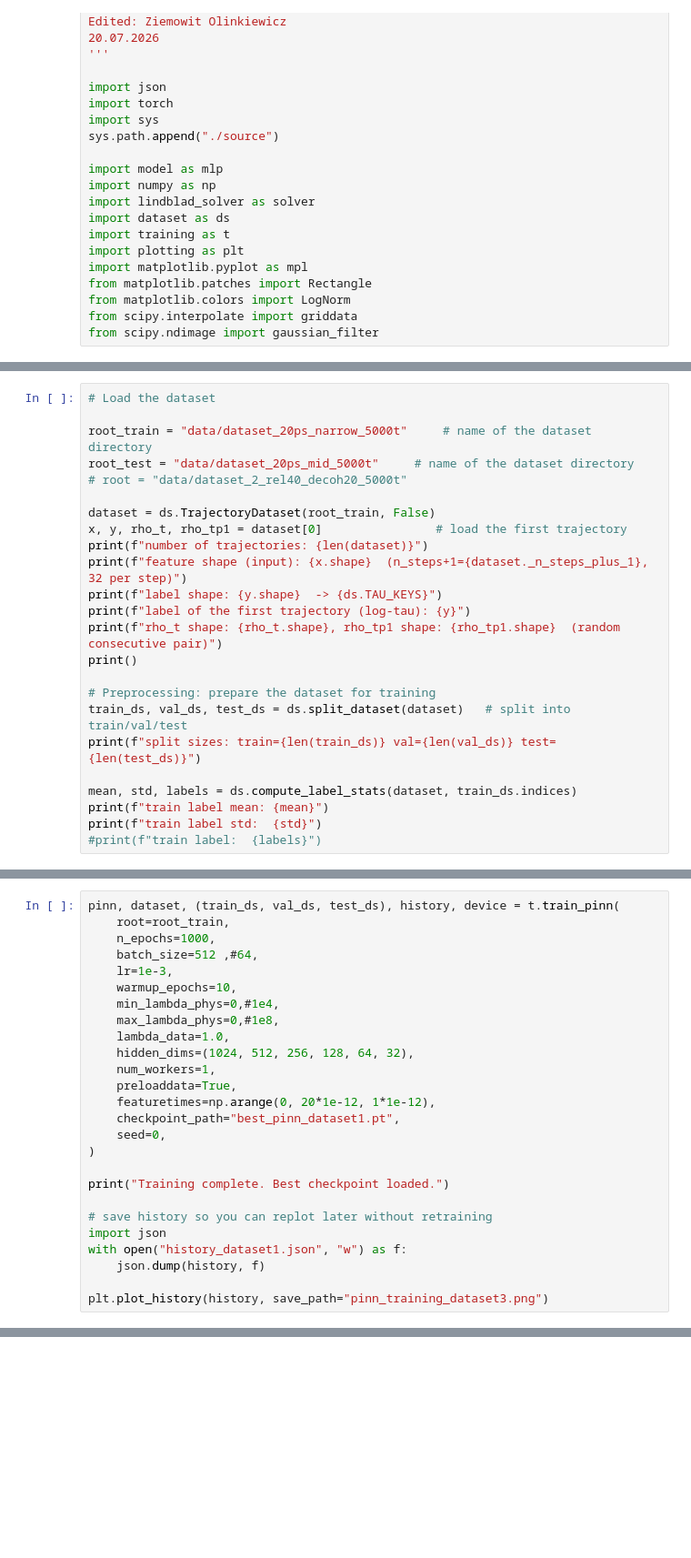
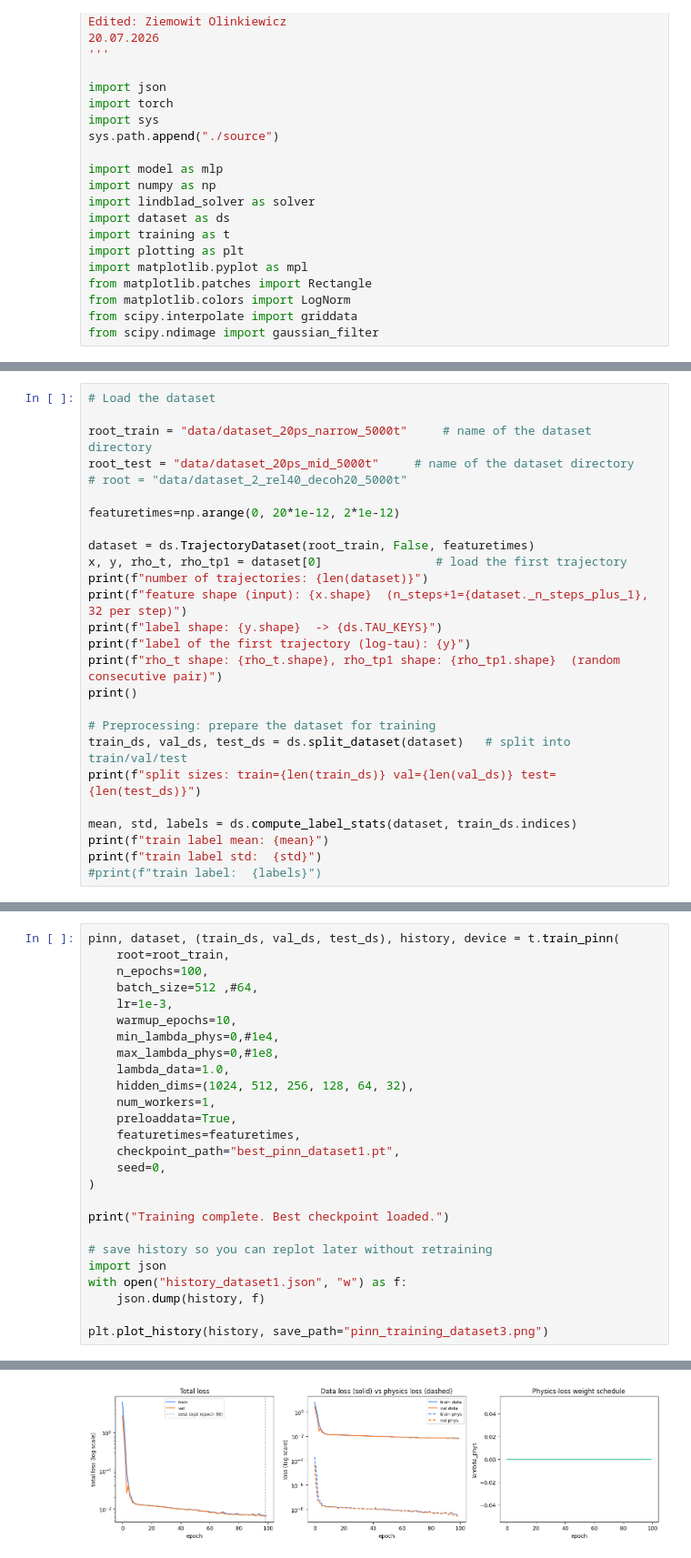
Before and after one commit to ziomek681/LindbladianLearningQubit, a Jupyter notebook: ParFindMLP_Maria/Simple_MLP.ipynb, the cells around one changed output, grey strips where cells are left out. Shown at 91% size. Saved outputs shown, nothing was run; the diff lists cells and outputs as text; blank space fills up the shorter version.

```diff
--- a/ParFindMLP_Maria/Simple_MLP.ipynb
+++ b/ParFindMLP_Maria/Simple_MLP.ipynb
@@ -33,7 +36,9 @@ root_train = "data/dataset_20ps_narrow_5000t"     # name of the dataset director
 root_test = "data/dataset_20ps_mid_5000t"     # name of the dataset directory
 # root = "data/dataset_2_rel40_decoh20_5000t"
 
-dataset = ds.TrajectoryDataset(root_train, False)
+featuretimes=np.arange(0, 20*1e-12, 2*1e-12)
+
+dataset = ds.TrajectoryDataset(root_train, False, featuretimes)
 x, y, rho_t, rho_tp1 = dataset[0]                # load the first trajectory
 print(f"number of trajectories: {len(dataset)}")
 print(f"feature shape (input): {x.shape}  (n_steps+1={dataset._n_steps_plus_1}, 32 per step)")
@@ -64,7 +97,7 @@ print("OK")
 # %%
 pinn, dataset, (train_ds, val_ds, test_ds), history, device = t.train_pinn(
     root=root_train,
-    n_epochs=1000,
+    n_epochs=100,
     batch_size=512 ,#64,
     lr=1e-3,
     warmup_epochs=10,
@@ -74,7 +107,7 @@ pinn, dataset, (train_ds, val_ds, test_ds), history, device = t.train_pinn(
     hidden_dims=(1024, 512, 256, 128, 64, 32),
     num_workers=1,
     preloaddata=True,
-    featuretimes=np.arange(0, 20*1e-12, 1*1e-12),
+    featuretimes=featuretimes,
     checkpoint_path="best_pinn_dataset1.pt",
     seed=0,
 )
@@ -87,3 +120,4 @@ with open("history_dataset1.json", "w") as f:
     json.dump(history, f)
 
 plt.plot_history(history, save_path="pinn_training_dataset3.png")
+# %% [output]
@@ -89,0 +141 @@ plt.plot_history(history, save_path="pinn_training_dataset3.png")
+[figure, added]
```
Also changed, not shown: parts of 8 cells of this notebook.
